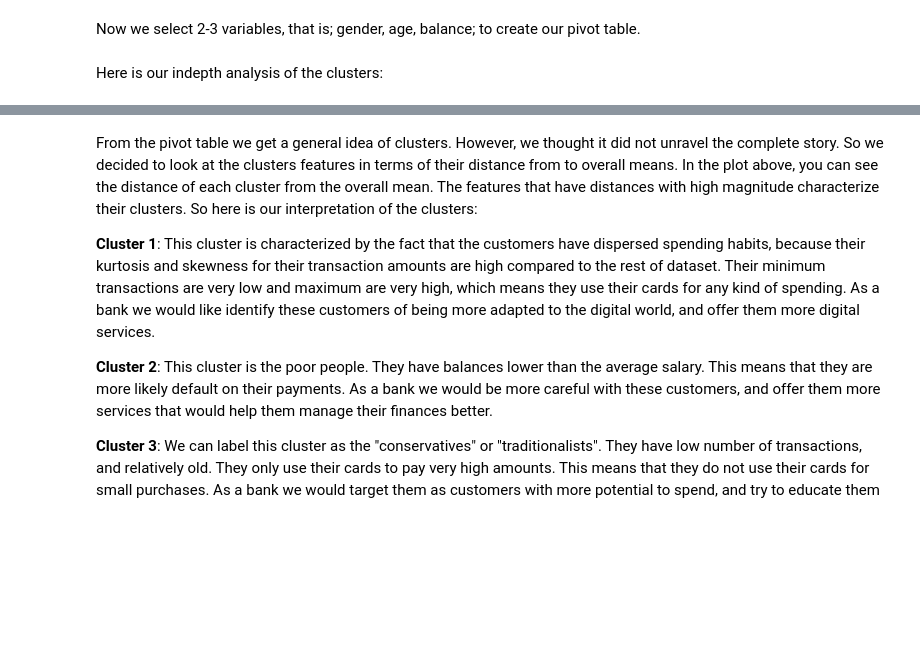
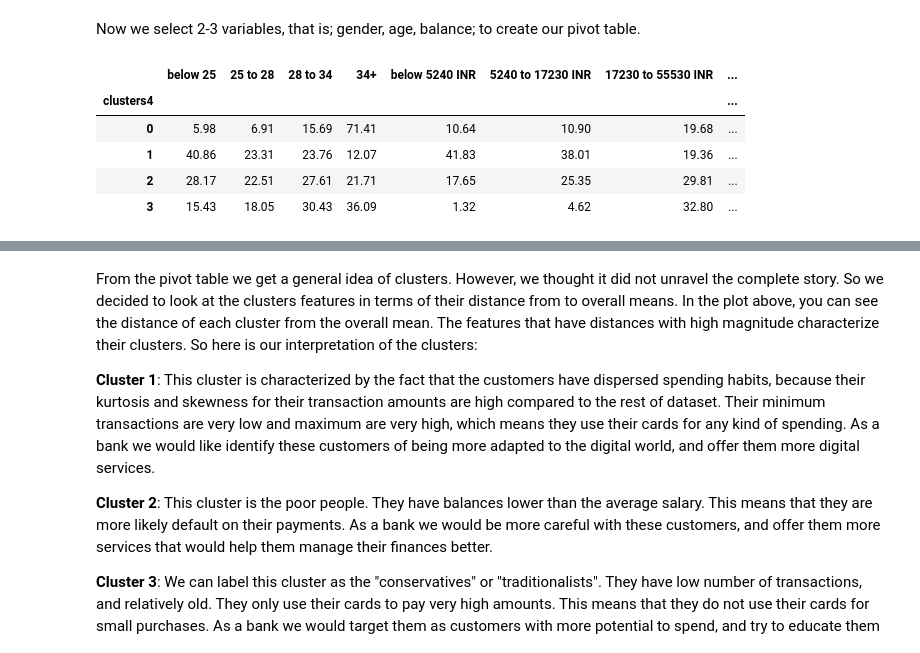
Before and after one commit to cem-sirin/ADM_4, a Jupyter notebook: main.ipynb, the cells around one changed output, grey strips where cells are left out. Drawn from its saved outputs; the diff is of its cells as text; code cells hidden in the pictures; blank space fills up the shorter version.

```diff
--- a/main.ipynb
+++ b/main.ipynb
@@ -378,23 +438,30 @@ plt.show()
 # %% [markdown]
 Now we select 2-3 variables, that is; gender, age, balance; to create our pivot table.
 # %%
+customersX['clusters4'] = clusters4
+customersX['clusters6'] = clusters6
+
 selected_variables = ['age', 'gender', 'balance']
 cust4pivot = customersX.copy()
 
 cust4pivot['age_group'] = pd.qcut(customersX['age'], 4, labels=False)
 cust4pivot['balance_group'] = pd.qcut(customersX['balance'], 4, labels=False)
 
 # make dummies
 cust4pivot = pd.get_dummies(cust4pivot, columns=['gender', 'age_group', 'balance_group'])
 
 # pivot table
-# gender_0	gender_1	age_group_0	age_group_1	age_group_2	age_group_3	balance_group_0	balance_group_1	balance_group_2	balance_group_3
 cols = ['gender_0', 'gender_1', 'age_group_0', 'age_group_1', 'age_group_2', 'age_group_3', 'balance_group_0', 'balance_group_1', 'balance_group_2', 'balance_group_3']
 cust4pivot = cust4pivot.pivot_table(index='clusters4', values=cols, aggfunc='mean')
 pd.options.display.float_format = '{:,.2f}'.format
 
 cust4pivot.columns = ['below 25', '25 to 28', '28 to 34', '34+', 'below 5240 INR', '5240 to 17230 INR', '17230 to 55530 INR', '55530+ INR', 'F', 'M']
 cust4pivot = 100 * cust4pivot
 cust4pivot
+# %% [output]
+|  | below 25 | 25 to 28 | 28 to 34 | 34+ | below 5240 INR | 5240 to 17230 INR | 17230 to 55530 INR | ... |
+| clusters4 |  |  |  |  |  |  |  | ... |
+| 0 | 5.98 | 6.91 | 15.69 | 71.41 | 10.64 | 10.90 | 19.68 | ... |
+| 1 | 40.86 | 23.31 | 23.76 | 12.07 | 41.83 | 38.01 | 19.36 | ... |
+| 2 | 28.17 | 22.51 | 27.61 | 21.71 | 17.65 | 25.35 | 29.81 | ... |
+| 3 | 15.43 | 18.05 | 30.43 | 36.09 | 1.32 | 4.62 | 32.80 | ... |
-# %% [markdown]
-Here is our indepth analysis of the clusters:
```
Also changed, not shown: parts of 32 cells of this notebook, 1 other file.
